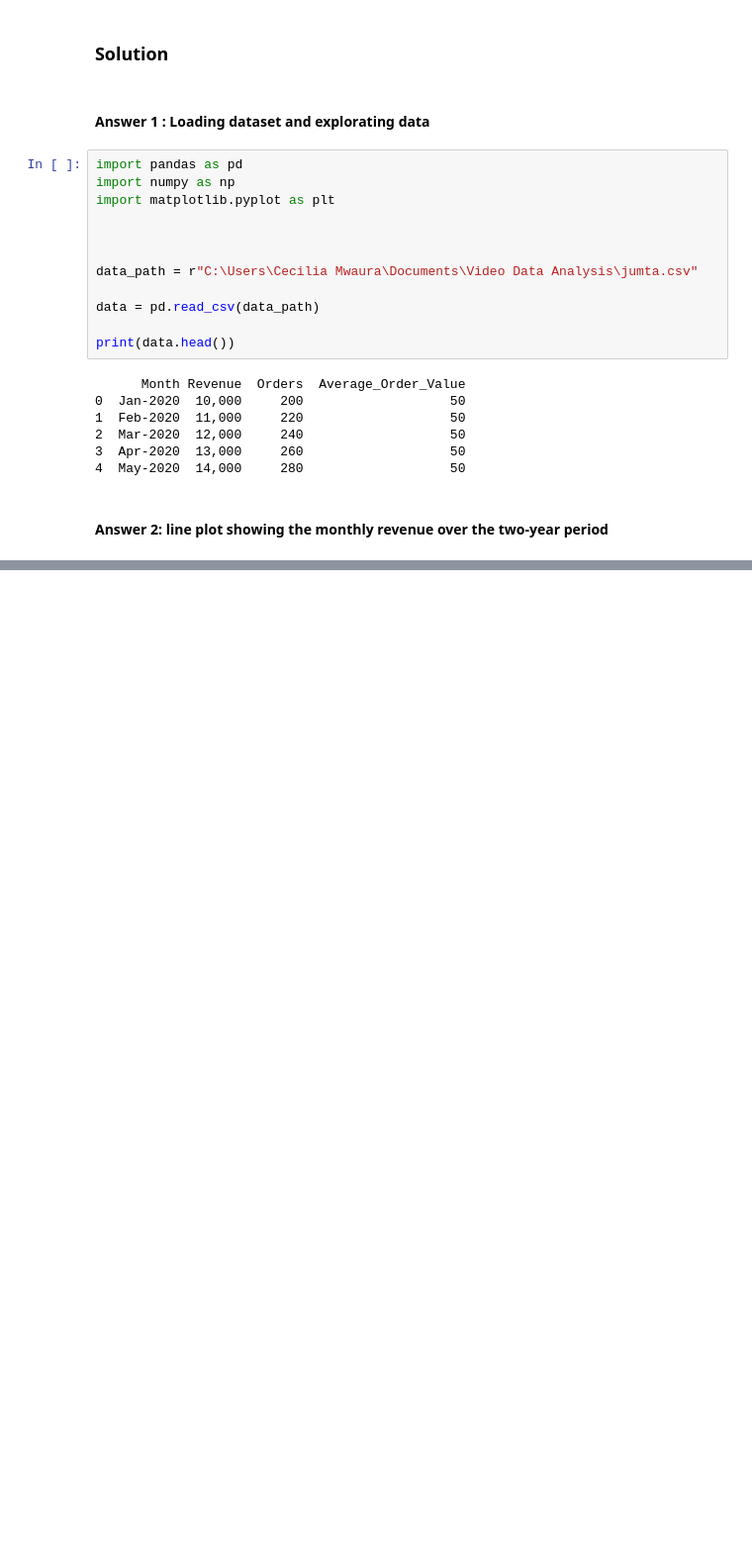
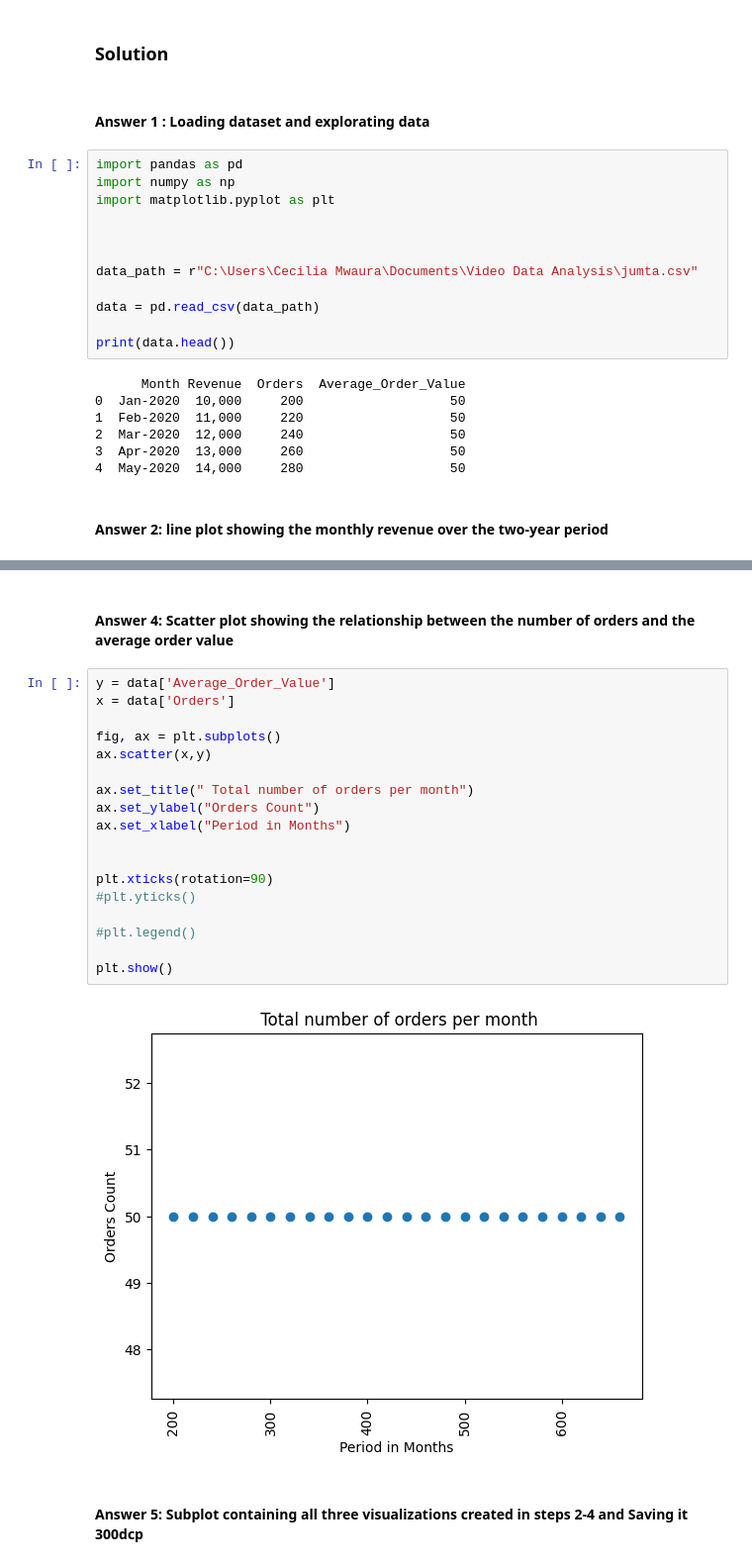
Before and after one commit to JOSEPHEKEIGI/Python-Assignments, a Jupyter notebook: 002_Matiplotlab.ipynb, the cells around one changed output, grey strips where cells are left out. Shown at 99% size. Cells and saved outputs as stored; diff of their text form; blank space fills up the shorter version.

```diff
--- a/002_Matiplotlab.ipynb
+++ b/002_Matiplotlab.ipynb
@@ -77,0 +100,24 @@ No artists with labels found to put in legend.  Note that artists whose label st
+# %% [markdown]
+#### Answer 4: Scatter plot showing the relationship between the number of orders and the average order value
+# %%
+y = data['Average_Order_Value']
+x = data['Orders']
+
+fig, ax = plt.subplots()
+ax.scatter(x,y)
+
+ax.set_title(" Total number of orders per month")
+ax.set_ylabel("Orders Count")
+ax.set_xlabel("Period in Months")
+
+
+plt.xticks(rotation=90)
+#plt.yticks()
+
+#plt.legend()
+
+plt.show()
+# %% [output]
+[figure, added]
+# %% [markdown]
+#### Answer 5:  Subplot containing all three visualizations created in steps 2-4 and Saving it 300dcp
```
Also changed, not shown: parts of 3 cells of this notebook.
